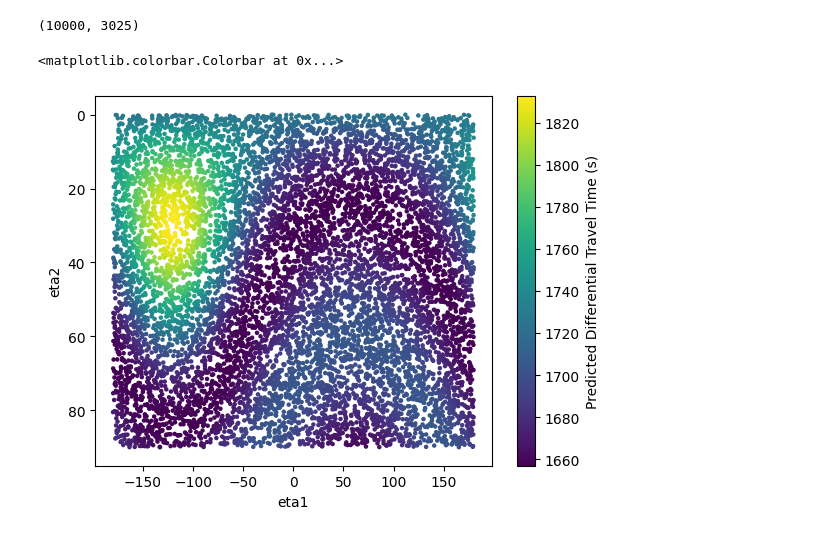
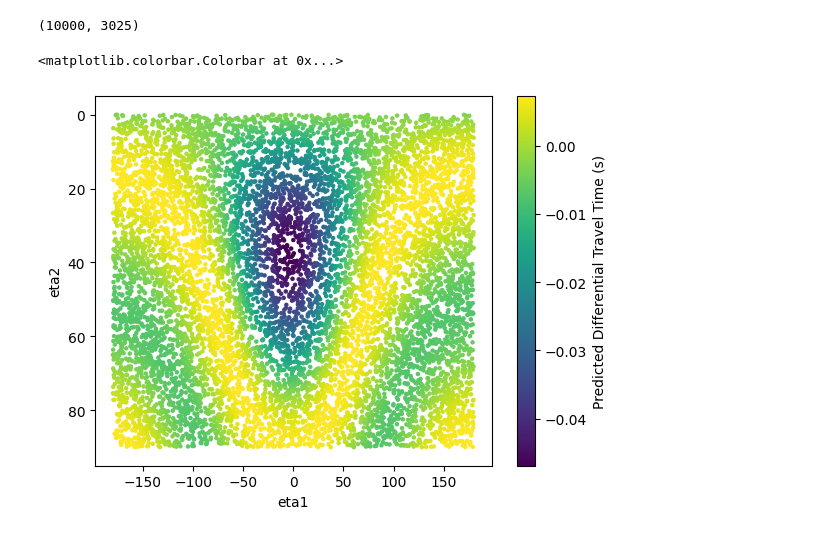
Before and after one commit to auggiemarignier/icanisddr, a Jupyter notebook: experiments/bulkic/notebooks/prior_predictive.ipynb, the cells around one changed output. Saved outputs shown, nothing was run; the diff lists cells and outputs as text; code cells hidden in the pictures.

Commit message:
notebooks: fix the calculators

```diff
--- a/experiments/bulkic/notebooks/prior_predictive.ipynb
+++ b/experiments/bulkic/notebooks/prior_predictive.ipynb
@@ -9,7 +9,7 @@ from sampling.priors import CompoundPrior, UniformPrior
 from tti.traveltimes import TravelTimeCalculator
 # %%
 rng = np.random.default_rng(1234)
-prem = PREM.as_array()
+normalisation = -1 / (2 * PREM_IC_RHO * (PREM_IC_VP * 1e3) ** 2)
 # %%
 cfg = load_config("../config.yaml")
 
@@ -107,19 +119,16 @@ ax.axhline(0.0, color="k", lw=1.0)
 # %%
-A = truth.A
-C = truth.C
-F = truth.F
-L = truth.L
-N = truth.N
-ttc = TravelTimeCalculator(ic_in, ic_out, reference_love=prem, nested=False, shear=True)
+ttc = TravelTimeCalculator(
+    ic_in, ic_out, normalisation=normalisation, nested=False, shear=True, N=True
+)
 prior = UniformPrior(np.array([-180.0, 0.0]), np.array([180.0, 90.0]))
 prior_samples = prior.sample(10_000, rng)
 prior_samples = np.column_stack(
     [
-        np.full(len(prior_samples), A),
-        np.full(len(prior_samples), C),
-        np.full(len(prior_samples), F),
-        np.full(len(prior_samples), L),
-        np.full(len(prior_samples), N),
+        np.full(len(prior_samples), truth.A),
+        np.full(len(prior_samples), truth.C),
+        np.full(len(prior_samples), truth.F),
+        np.full(len(prior_samples), truth.L),
+        np.full(len(prior_samples), truth.N),
         prior_samples,
     ]
 )
@@ -129,21 +138,21 @@ prior_predictive.shape
 # %% [output]
 (10000, 3025)
 # %%
-eta1, eta2 = prior_samples[:, 5:].T
+eta1, eta2 = prior_samples[:, -2:].T
 plt.scatter(
     eta1,
     eta2,
     c=prior_predictive[:, rng.integers(prior_predictive.shape[1], size=1)],
     cmap="viridis",
     s=5,
 )
 plt.ylim(95, -5)
 plt.xlabel("eta1")
 plt.ylabel("eta2")
 plt.colorbar(label="Predicted Differential Travel Time (s)")
 # %% [output]
 <matplotlib.colorbar.Colorbar at 0x...>
-[figure, old version]
+[figure, new version]
 # %%
 fig, ax = plt.subplots(
     1,
```
Also changed, not shown: parts of 12 cells of this notebook, 1 other file.
